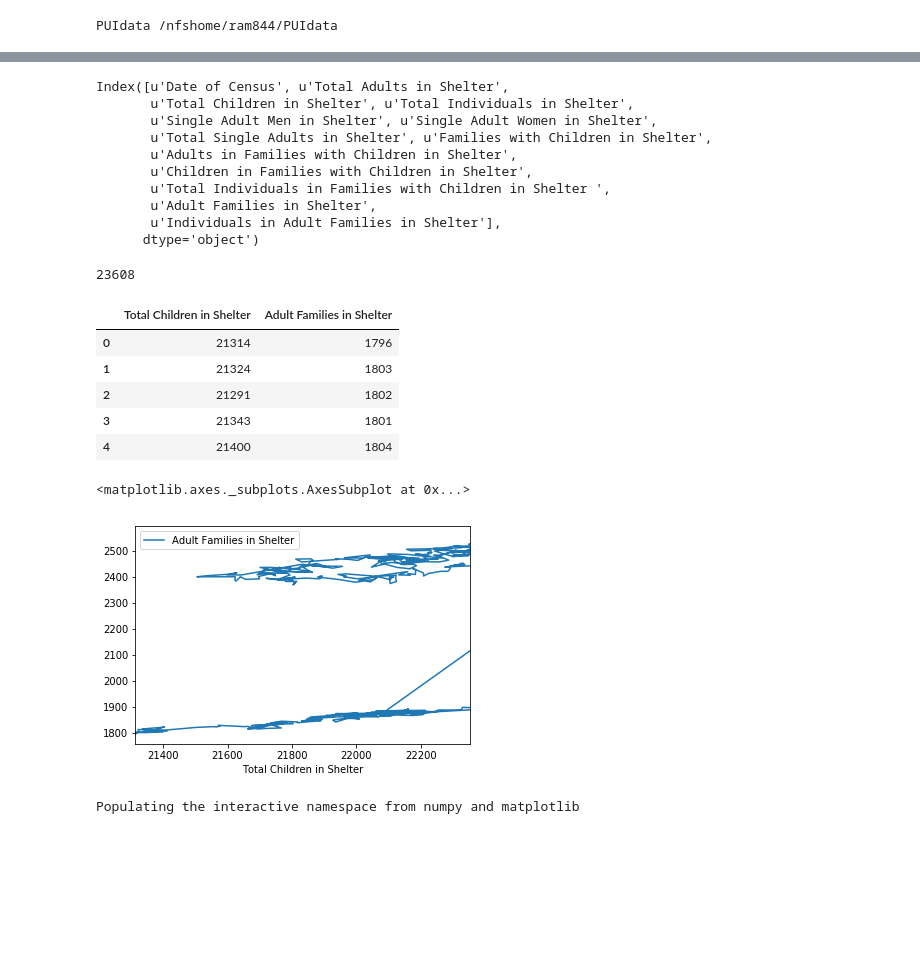
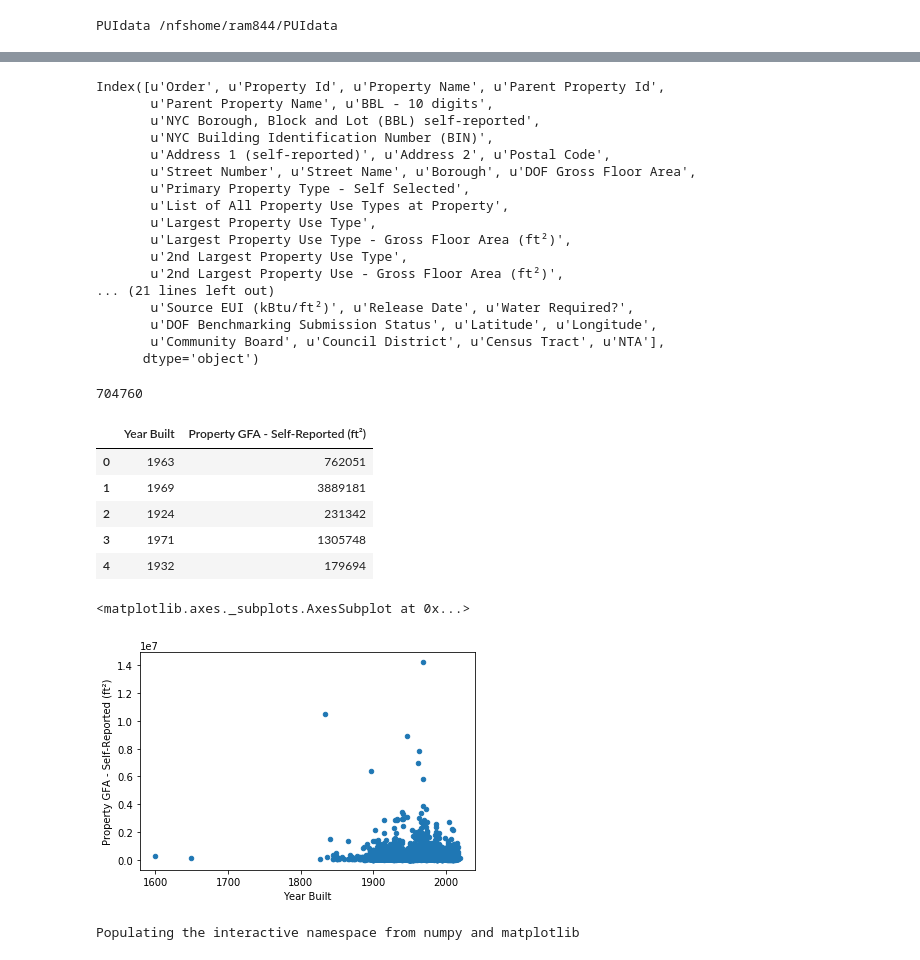
Before and after one commit to RossMacW/PUI2018_ram844, a Jupyter notebook: HW3_ram844/Assignment2/Assignment2.ipynb, the cells around one changed output, grey strips where cells are left out. Saved outputs shown, nothing was run; the diff lists cells and outputs as text; code cells hidden in the pictures; blank space fills up the shorter version.

```diff
--- a/HW3_ram844/Assignment2/Assignment2.ipynb
+++ b/HW3_ram844/Assignment2/Assignment2.ipynb
@@ -34,5 +37,5 @@ dhsdaily.csv
 # %%
 #read in the data with pandas
-dhs = pd.read_csv("%s/dhsdaily.csv"%os.getenv("PUIDATA"))
+nrg = pd.read_csv("%s/energy16.csv"%os.getenv("PUIDATA"))
 # %%
 #print the fist 8 lines out
@@ -58,19 +63,26 @@ dhs.tail(3)
 # %%
 #look at the columns available, those are the variables
-dhs.columns
+nrg.columns
 # %% [output]
-Index([u'Date of Census', u'Total Adults in Shelter',
-       u'Total Children in Shelter', u'Total Individuals in Shelter',
-       u'Single Adult Men in Shelter', u'Single Adult Women in Shelter',
-       u'Total Single Adults in Shelter', u'Families with Children in Shelter',
-       u'Adults in Families with Children in Shelter',
-       u'Children in Families with Children in Shelter',
-       u'Total Individuals in Families with Children in Shelter ',
-       u'Adult Families in Shelter',
-       u'Individuals in Adult Families in Shelter'],
+Index([u'Order', u'Property Id', u'Property Name', u'Parent Property Id',
+       u'Parent Property Name', u'BBL - 10 digits',
+       u'NYC Borough, Block and Lot (BBL) self-reported',
+       u'NYC Building Identification Number (BIN)',
+       u'Address 1 (self-reported)', u'Address 2', u'Postal Code',
+       u'Street Number', u'Street Name', u'Borough', u'DOF Gross Floor Area',
+       u'Primary Property Type - Self Selected',
+       u'List of All Property Use Types at Property',
+       u'Largest Property Use Type',
+       u'Largest Property Use Type - Gross Floor Area (ft²)',
+       u'2nd Largest Property Use Type',
+       u'2nd Largest Property Use - Gross Floor Area (ft²)',
+... (21 lines left out)
+       u'Source EUI (kBtu/ft²)', u'Release Date', u'Water Required?',
+       u'DOF Benchmarking Submission Status', u'Latitude', u'Longitude',
+       u'Community Board', u'Council District', u'Census Tract', u'NTA'],
       dtype='object')
 # %%
 #count how many rows, those are the data points
-dhs.size
+nrg.size
 # %% [output]
-23608
+704760
@@ -80,17 +89,20 @@ dhs_2c = dhs[['Total Children in Shelter', 'Adult Families in Shelter']]
+# %%
+#select 2 columns only for plotting
+nrg_2c = nrg[['Year Built', 'Property GFA - Self-Reported (ft²)']]
 # %%
-dhs_2c.head()
+nrg_2c.head()
 # %% [output]
-|  | Total Children in Shelter | Adult Families in Shelter |
-| 0 | 21314 | 1796 |
-| 1 | 21324 | 1803 |
-| 2 | 21291 | 1802 |
-| 3 | 21343 | 1801 |
-| 4 | 21400 | 1804 |
+|  | Year Built | Property GFA - Self-Reported (ft²) |
+| 0 | 1963 | 762051 |
+| 1 | 1969 | 3889181 |
+| 2 | 1924 | 231342 |
+| 3 | 1971 | 1305748 |
+| 4 | 1932 | 179694 |
-# %%
-dhs_2c.plot(x="Total Children in Shelter", y="Adult Families in Shelter")
-# %% [output]
-<matplotlib.axes._subplots.AxesSubplot at 0x...>
-[figure, removed]
+# %%
+nrg_2c.plot.scatter(x="Year Built", y="Property GFA - Self-Reported (ft²)")
+# %% [output]
+<matplotlib.axes._subplots.AxesSubplot at 0x...>
+[figure, added]
 # %%
 # wont show anything if i do not use the magic command to show plots in the notebook
 #(or use pl.show to pop up a window, but for the homework plots have to be embedded)
```
Also changed, not shown: parts of 19 cells of this notebook.
